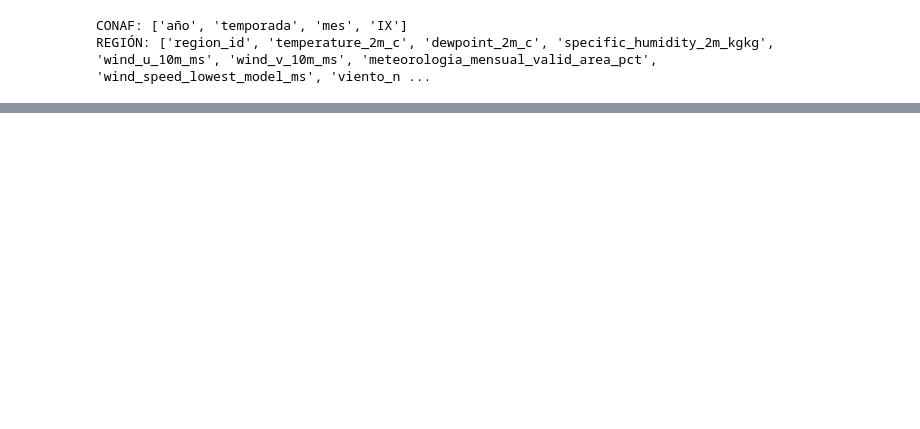
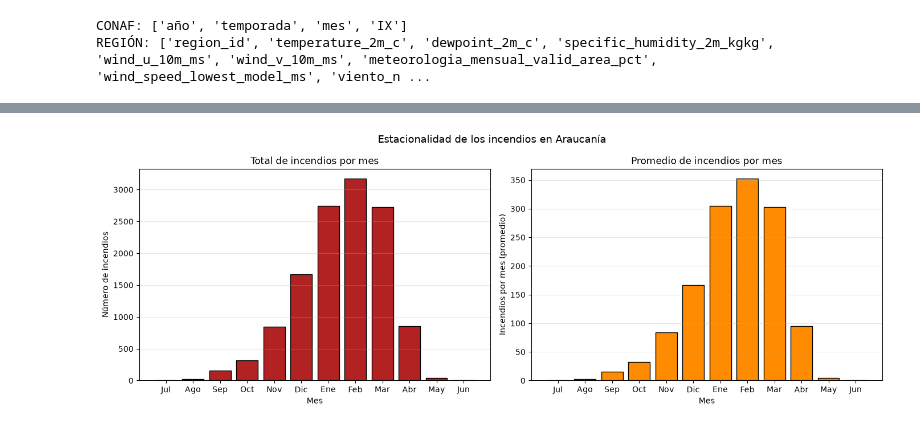
Before and after one commit to eziocard/DeHecho, a Jupyter notebook: main.ipynb, the cells around one changed output, grey strips where cells are left out. Drawn from its saved outputs; the diff is of its cells as text; code cells hidden in the pictures; blank space fills up the shorter version.

```diff
--- a/main.ipynb
+++ b/main.ipynb
@@ -196,3 +213,5 @@ df_fusionado.head()
+# %%
+df_fusionado = df_fusionado.dropna().reset_index(drop=True)
 # %%
 # Exportar df_conaf a un archivo CSV
 df_fusionado.to_csv('definitivo.csv', index=False)
@@ -198,0 +295,40 @@ df_fusionado.to_csv('definitivo.csv', index=False)
+# %%
+import pandas as pd
+import matplotlib.pyplot as plt
+
+df = df_fusionado.rename(columns={"IX": "incendios"}).copy()
+df = df.dropna(subset=["incendios"])
+
+df["mes_num"] = df["fecha"].dt.month
+
+# Total y promedio por mes del año
+total = df.groupby("mes_num")["incendios"].sum()
+promedio = df.groupby("mes_num")["incendios"].mean()
+
+# Orden de la temporada: julio a junio
+orden = [7, 8, 9, 10, 11, 12, 1, 2, 3, 4, 5, 6]
+etiquetas = ["Jul", "Ago", "Sep", "Oct", "Nov", "Dic",
+             "Ene", "Feb", "Mar", "Abr", "May", "Jun"]
+total = total.reindex(orden)
+promedio = promedio.reindex(orden)
+
+fig, axes = plt.subplots(1, 2, figsize=(14, 5))
+
+axes[0].bar(etiquetas, total.values, color="firebrick", edgecolor="black")
+axes[0].set_title("Total de incendios por mes")
+axes[0].set_ylabel("Número de incendios")
+
+axes[1].bar(etiquetas, promedio.values, color="darkorange", edgecolor="black")
+axes[1].set_title("Promedio de incendios por mes")
+axes[1].set_ylabel("Incendios por mes (promedio)")
+
+for ax in axes:
+    ax.set_xlabel("Mes")
+    ax.grid(axis="y", alpha=0.3)
+
+fig.suptitle("Estacionalidad de los incendios en Araucanía", fontsize=13)
+plt.tight_layout()
+plt.savefig("incendios_por_mes.png", dpi=200)
+plt.show()
+# %% [output]
+[figure, added]
```
Also changed, not shown: parts of 8 cells of this notebook, 2 other files.
